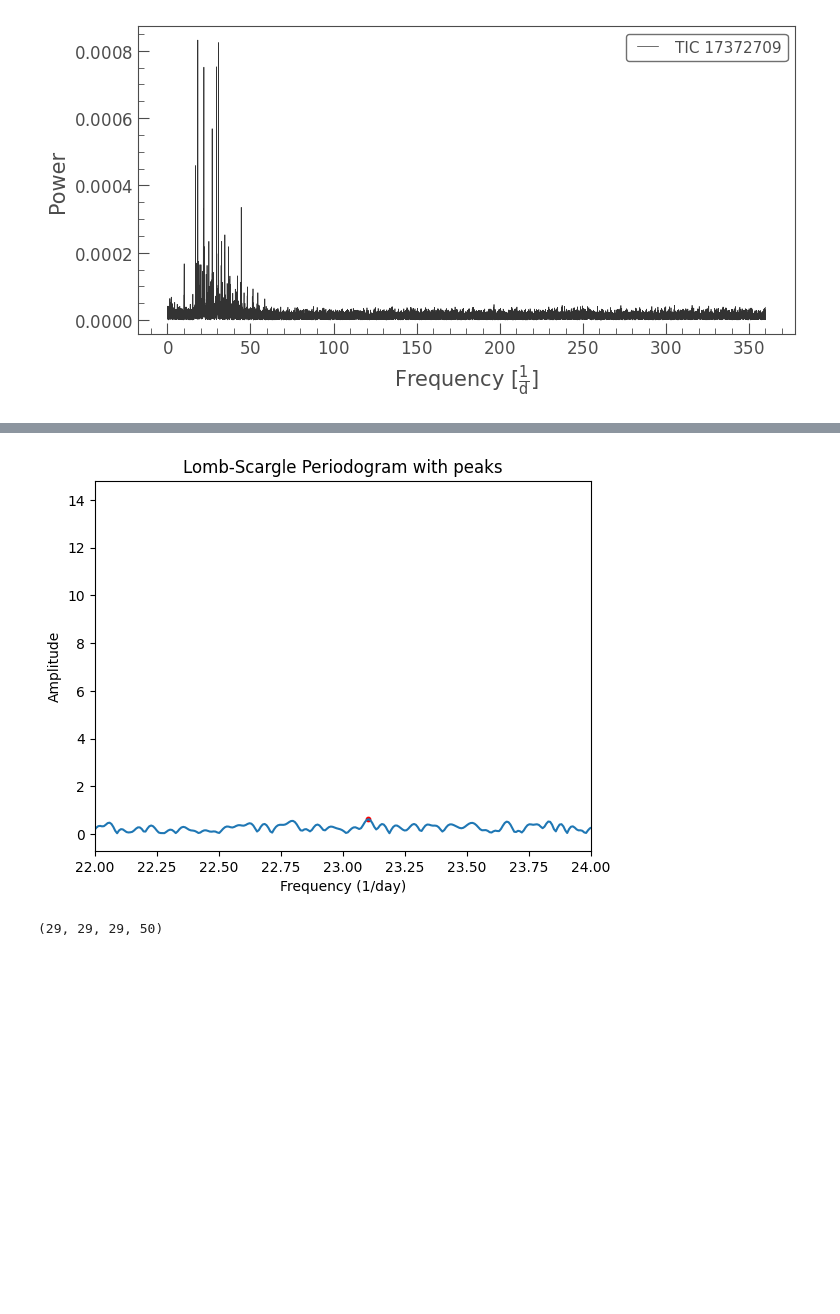
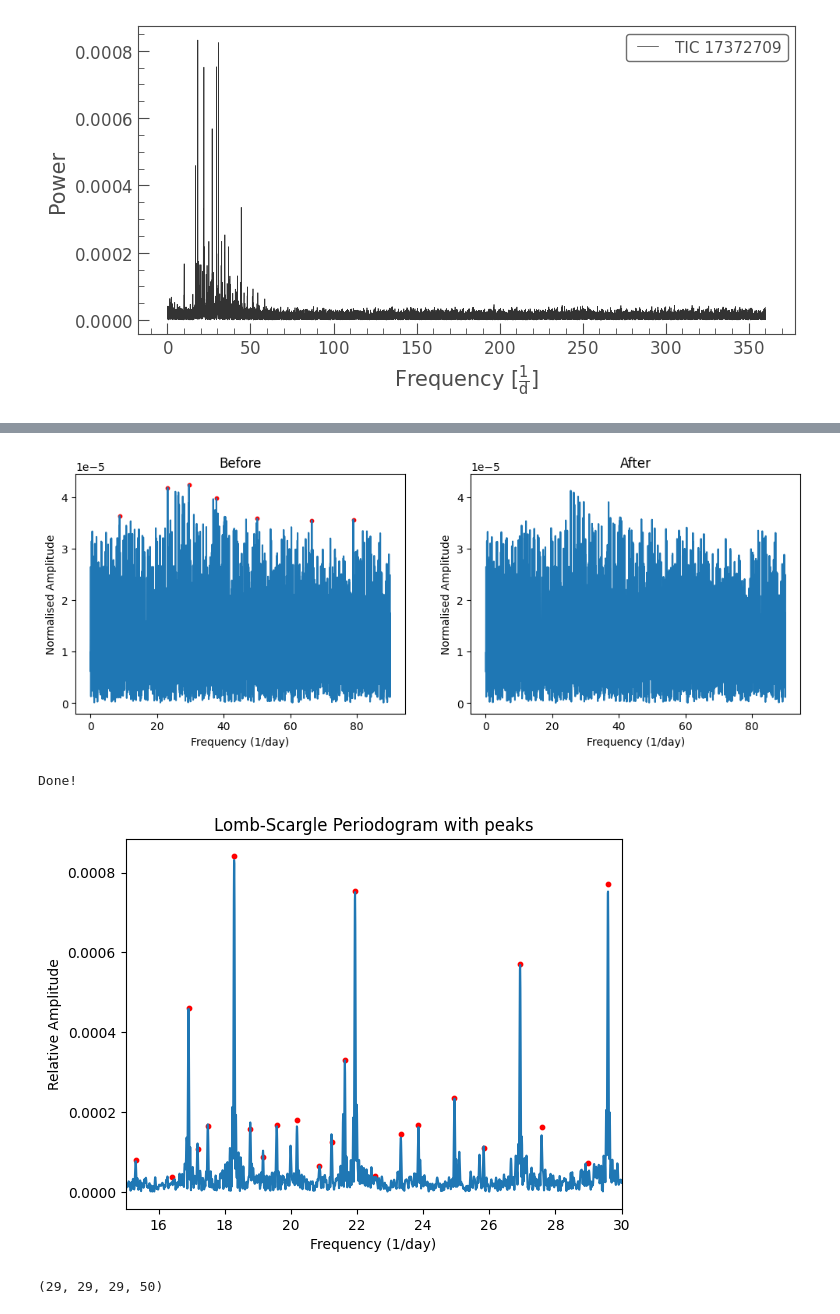
Before and after one commit to gautam-404/PreWhitener, a Jupyter notebook: peaks.ipynb, the cells around one changed output, grey strips where cells are left out. Drawn from its saved outputs; the diff is of its cells as text; code cells hidden in the pictures; blank space fills up the shorter version.

```diff
--- a/peaks.ipynb
+++ b/peaks.ipynb
@@ -178,16 +178,17 @@ def prewhitener(time, flux, f_sigma=3, remove_harmonics=True, max_iterations=5,
     ## Normalize the flux
     flux = flux/np.median(flux)
     flux_i = copy.deepcopy(flux)
-    freqs, amps = amp_spectrum(t=time, y=flux_i, fmin=fmin, fmax=fmax, nyq_mult=nyq_mult, oversample_factor=oversample_factor)
 
     fig, ax = plt.subplots(1, 2, figsize=(12, 4))
     ax1, ax2 = ax[0], ax[1]
     peak_freqs = np.array([])
     peak_amps = np.array([])
     peaks = np.array([], dtype=int)
+
+    ## Initial amplitude spectrum
+    freqs_i, amps_i = amp_spectrum(t=time, y=flux_i, fmin=fmin, fmax=fmax, nyq_mult=nyq_mult, oversample_factor=oversample_factor)
     for n in range(max_iterations):
         ## Find all peaks to calculate the median prominence and width
-        freqs_i, amps_i = amp_spectrum(t=time, y=flux_i, fmin=fmin, fmax=fmax, nyq_mult=nyq_mult, oversample_factor=oversample_factor)
         peaks_tmp = find_peaks(amps_i)[0]
 
         prominence_data = peak_prominences(amps_i, peaks=peaks_tmp)
@@ -229,9 +230,9 @@ def prewhitener(time, flux, f_sigma=3, remove_harmonics=True, max_iterations=5,
                 params[0] *= -1.
                 params[2] += np.pi
 
-            peak_freqs_i.append(params[1]/(2*np.pi))
+            # peak_freqs_i.append(params[1]/(2*np.pi))
             peak_amps_i.append(params[0])
-            # peak_freqs_i.append(freq)
+            peak_freqs_i.append(freq)
             # peak_amps_i.append(amps_i[peaks_i][i])
 
             # # Subtract the fitted sinusoid from the original signal
@@ -250,9 +251,9 @@ def prewhitener(time, flux, f_sigma=3, remove_harmonics=True, max_iterations=5,
         ax2.set_xlim(ax1.get_xlim())
         ax2.set_ylim(ax1.get_ylim())
         # plt.savefig(f'pw/{name}/pg_{n+1}', bbox_inches='tight')
+        display.clear_output(wait=True)
         display.display(pl.gcf())
-        display.clear_output(wait=True)
-
+    plt.close()
     ## Freqs of sorted peaks
     peak_freqs = peak_freqs[np.argsort(peak_amps)[::-1]]
     ## Amps of sorted peaks
@@ -271,7 +272,4 @@ def prewhitener(time, flux, f_sigma=3, remove_harmonics=True, max_iterations=5,
         peak_amps = np.delete(peak_amps, harmonics_idx)
 
     print('Done!')
-    return peaks, peak_freqs, peak_amps, freqs, amps
-
-
-peaks, peak_freqs, peak_amps, freqs, amps = prewhitener(time, flux, f_sigma=3, fmax=90, max_iterations=10)
+    return peaks, peak_freqs, peak_amps
@@ -282,22 +276,27 @@ Done!
 # %%
+peaks, peak_freqs, peak_amps = prewhitener(time, flux, f_sigma=3, fmax=90, max_iterations=20, remove_harmonics=True)
+
 # Plot the final periodogram after pre-whitening
+freqs, amps = amp_spectrum(t=time, y=flux/np.median(flux), fmin=0, fmax=90, nyq_mult=1, oversample_factor=5)
 plt.figure()
 plt.scatter(peak_freqs, peak_amps, s=10, color='red')
 plt.plot(freqs, amps)
 plt.title("Lomb-Scargle Periodogram with peaks")
 plt.xlabel("Frequency (1/day)")
-plt.ylabel("Amplitude")
+plt.ylabel("Relative Amplitude")
 # plt.xlim(30, 50)
 # plt.xlim(40, 60)
-# plt.xlim(15, 30)
-plt.xlim(22, 24)
+plt.xlim(15, 30)
+# plt.xlim(22, 24)
 # plt.xlim(0, 15)
 plt.show()
 
 # Show the frequencies that were found
 # print("Frequencies found through pre-whitening: ", freqs_at_peaks)
 # %% [output]
-[figure, old version]
+[figure, new version]
+Done!
+[figure, added]
 # %%
 len(peak_freqs), len(peak_freqs), len(peak_amps), len(peaks)
 # %% [output]
```
Also changed, not shown: parts of 1 cell of this notebook, 1 other file.
